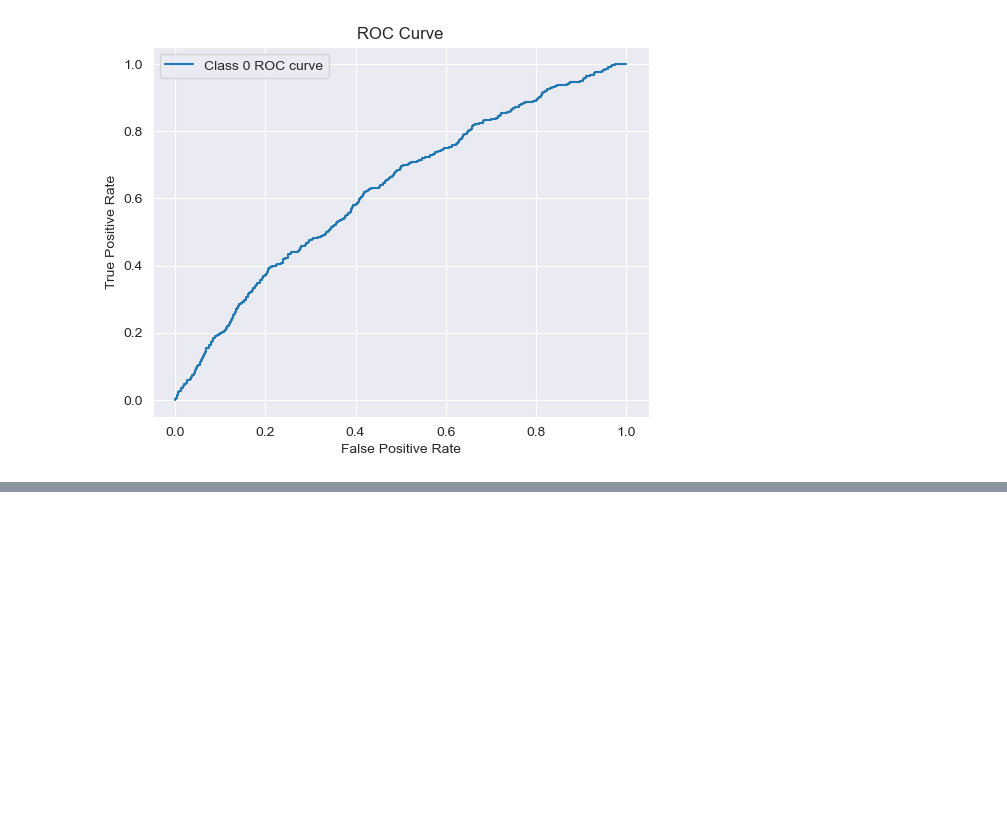
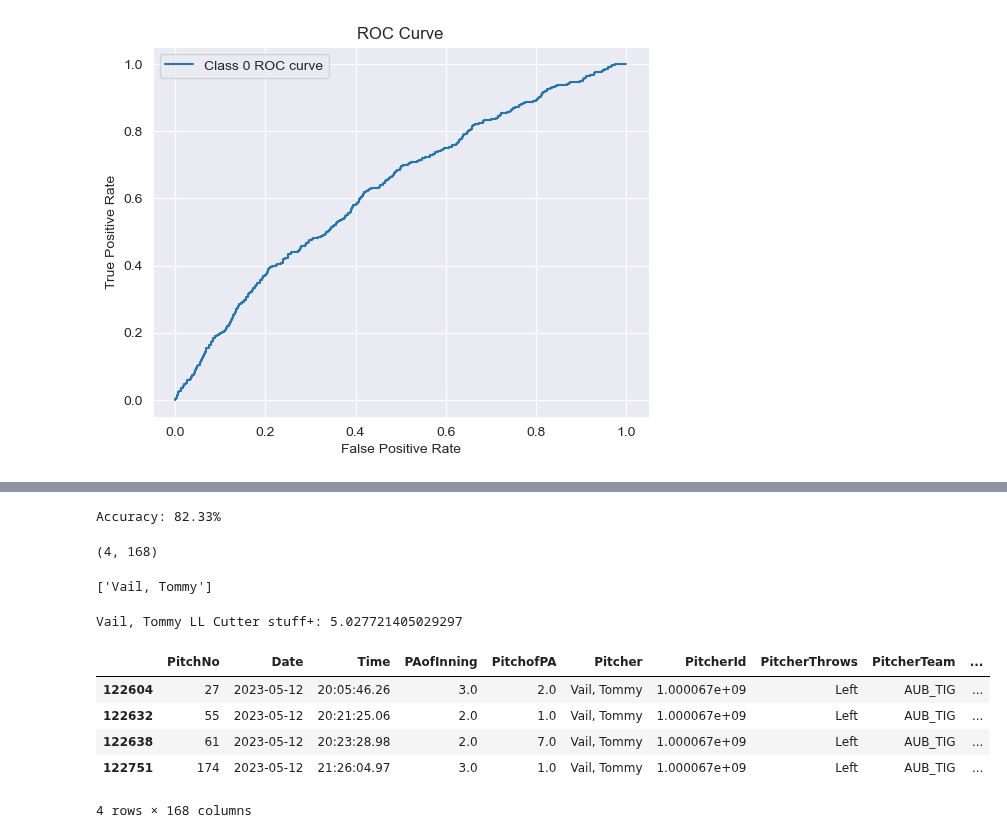
Before and after one commit to charlesbenfer/stuff_plus, a Jupyter notebook: data_analysis/fastball_models/cutter_xgboost.ipynb, the cells around one changed output, grey strips where cells are left out. Saved outputs shown, nothing was run; the diff lists cells and outputs as text; code cells hidden in the pictures; blank space fills up the shorter version.

```diff
--- a/data_analysis/fastball_models/cutter_xgboost.ipynb
+++ b/data_analysis/fastball_models/cutter_xgboost.ipynb
@@ -115,0 +131,10 @@ fc_stuff('Allsup, Chase')
+# %%
+fc_rr = fc[(fc['PitcherThrows'] == 'Right') & (fc['BatterSide'] == 'Right')]
+fc_rl = fc[(fc['PitcherThrows'] == 'Right') & (fc['BatterSide'] == 'Left')]
+fc_lr = fc[(fc['PitcherThrows'] == 'Left') & (fc['BatterSide'] == 'Right')]
+fc_ll = fc[(fc['PitcherThrows'] == 'Left') & (fc['BatterSide'] == 'Left')]
+
+print(fc_rr.shape)
+print(fc_rl.shape)
+print(fc_lr.shape)
+print(fc_ll.shape)
@@ -115,0 +146,5 @@ fc_stuff('Allsup, Chase')
+# %%
+fc_rr['whiff'] = np.where(fc_rr['PitchCall']=='StrikeSwinging',1,0)
+fc_rl['whiff'] = np.where(fc_rl['PitchCall']=='StrikeSwinging',1,0)
+fc_lr['whiff'] = np.where(fc_lr['PitchCall']=='StrikeSwinging',1,0)
+fc_ll['whiff'] = np.where(fc_ll['PitchCall']=='StrikeSwinging',1,0)
@@ -115,0 +353,31 @@ fc_stuff('Allsup, Chase')
+# %%
+X_train, X_test, y_train, y_test = train_test_split(fc_ll_X, fc_ll_y, test_size=.33, random_state=25)
+
+model = XGBClassifier()
+model.fit(X_train, y_train)
+
+y_pred = model.predict(X_test)
+predictions = [round(value) for value in y_pred]
+
+accuracy = accuracy_score(y_test, predictions)
+print("Accuracy: %.2f%%" % (accuracy * 100.0))
+# %% [output]
+Accuracy: 82.33%
+# %%
+aub_fc_ll = fc_ll[fc_ll['PitcherTeam']=='AUB_TIG']
+print(aub_fc_ll.shape)
+# %% [output]
+(4, 168)
+# %%
+# Get unique values
+unique_values = fc_ll['Pitcher'].unique()
+aub_unique_values = aub_fc_ll['Pitcher'].unique()
+
+print(aub_unique_values)
+
+# Create a dictionary to store subsets
+all_subsets = {value: fc_ll[fc_ll['Pitcher'] == value] for value in unique_values}
+
+aub_subsets = {value: fc_ll[fc_ll['Pitcher'] == value] for value in aub_unique_values}
+# %% [output]
+['Vail, Tommy']
@@ -115,0 +400,14 @@ fc_stuff('Allsup, Chase')
+# %%
+for pitcher in aub_unique_values:
+    aub_ll_fc_stuff(pitcher)
+# %% [output]
+Vail, Tommy LL Cutter stuff+: 5.027721405029297
+# %%
+aub_subsets['Vail, Tommy']
+# %% [output]
+|  | PitchNo | Date | Time | PAofInning | PitchofPA | Pitcher | PitcherId | PitcherThrows | PitcherTeam | ... |
+| 122604 | 27 | 2023-05-12 | 20:05:46.26 | 3.0 | 2.0 | Vail, Tommy | 1.000067e+09 | Left | AUB_TIG | ... |
+| 122632 | 55 | 2023-05-12 | 20:21:25.06 | 2.0 | 1.0 | Vail, Tommy | 1.000067e+09 | Left | AUB_TIG | ... |
+| 122638 | 61 | 2023-05-12 | 20:23:28.98 | 2.0 | 7.0 | Vail, Tommy | 1.000067e+09 | Left | AUB_TIG | ... |
+| 122751 | 174 | 2023-05-12 | 21:26:04.97 | 3.0 | 1.0 | Vail, Tommy | 1.000067e+09 | Left | AUB_TIG | ... |
+4 rows × 168 columns
```
Also changed, not shown: parts of 31 cells of this notebook, 4 other files.
